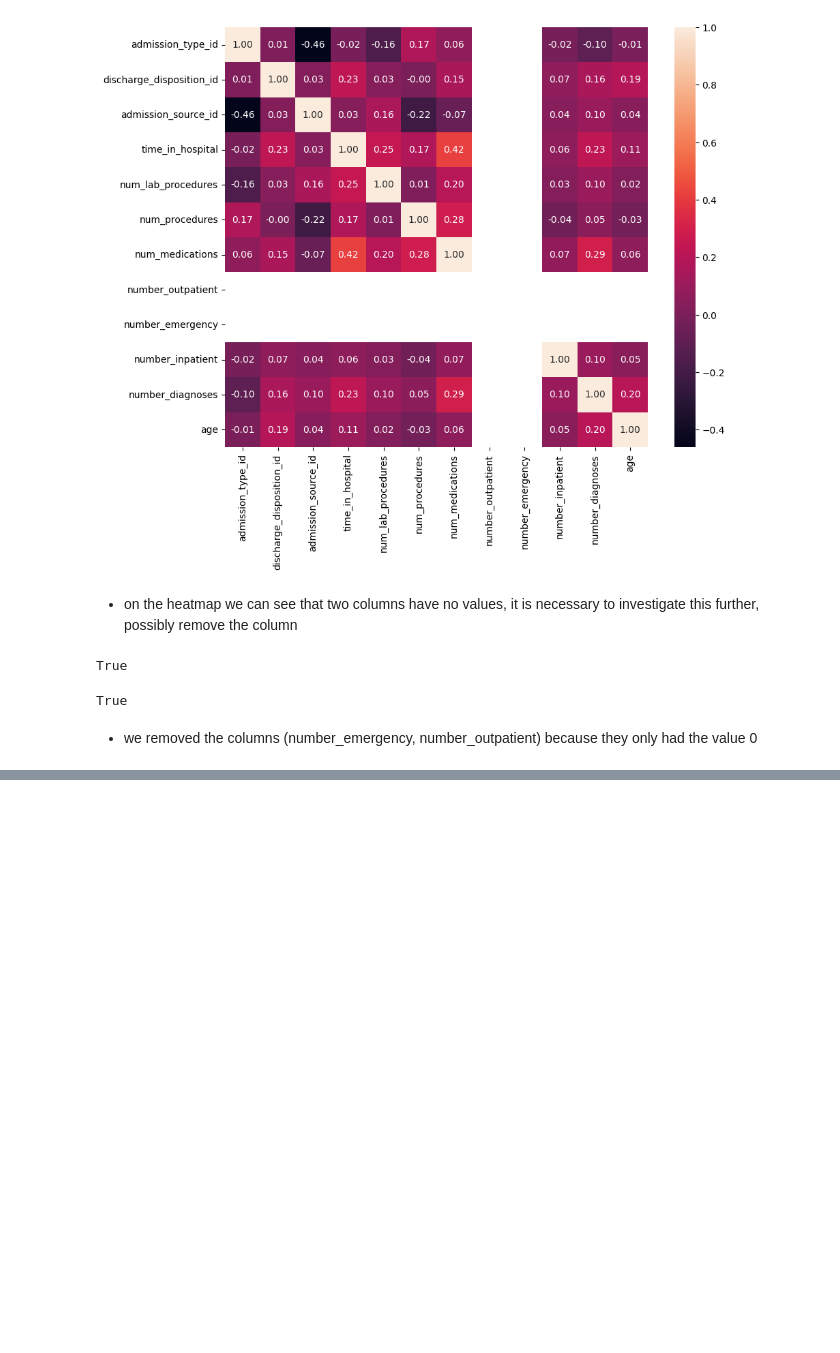
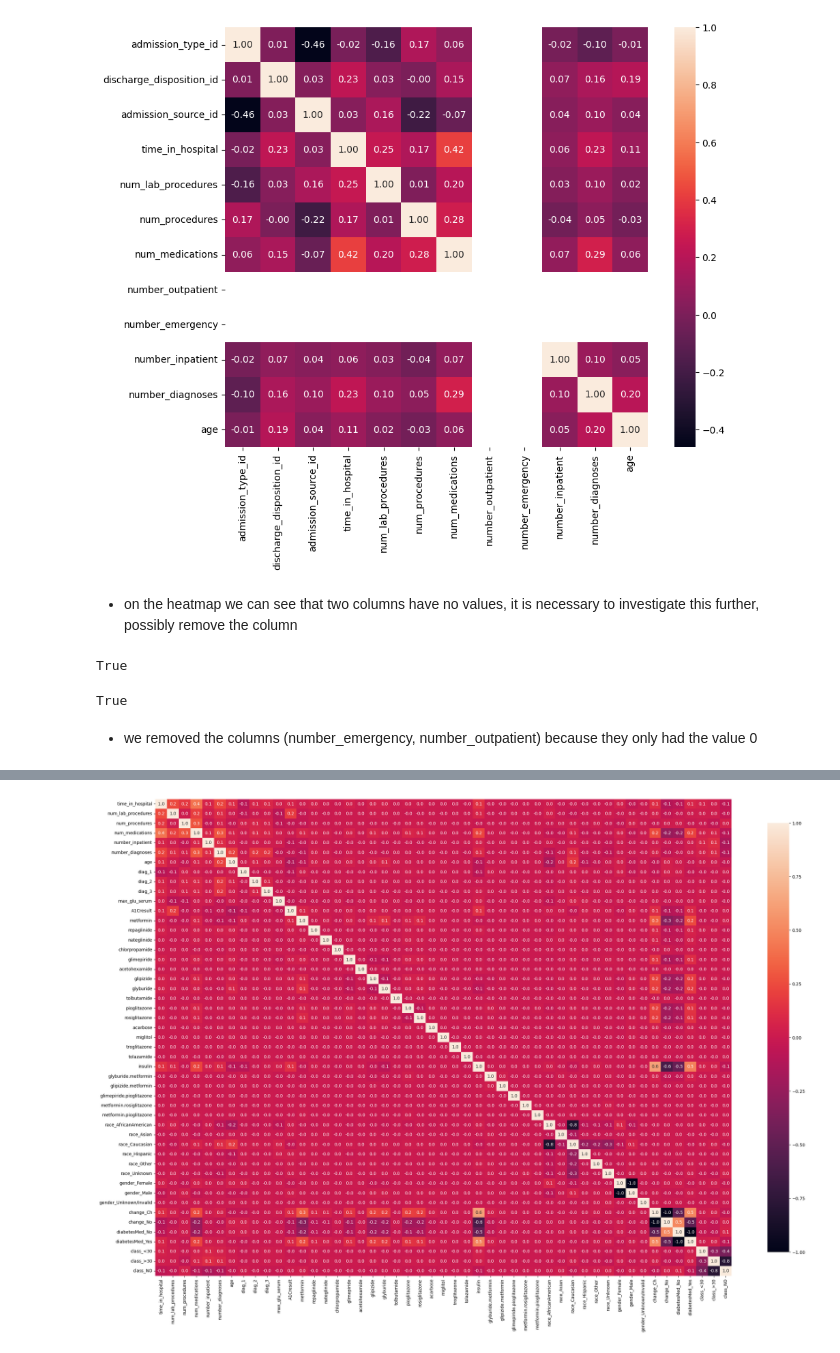
Before and after one commit to Pi3dr0/ZNEUS_diabetest, a Jupyter notebook: main.ipynb, the cells around one changed output, grey strips where cells are left out. Drawn from its saved outputs; the diff is of its cells as text; code cells hidden in the pictures; blank space fills up the shorter version.

```diff
--- a/main.ipynb
+++ b/main.ipynb
@@ -217,0 +283,36 @@ df = df.drop(["number_emergency", "number_outpatient"], axis="columns")
+# %%
+df["race"] = df["race"].fillna("Unknown")
+# %%
+df["max_glu_serum"] = df["max_glu_serum"].map(mapping_max_glu_serum)
+df["A1Cresult"] = df["A1Cresult"].map(mapping_A1Cresult)
+
+for col in ordinal_cols:
+    df[col] = df[col].map(mapping_general)
+
+df = pd.get_dummies(df,
+                    columns=nominal_cols,
+                    drop_first=False
+                    )
+# %%
+for col in ["diag_1", "diag_2", "diag_3"]:
+    df[col] = df[col].fillna(df[col].mean())
+# %%
+for col in df.columns:
+    if df[col].dtype == "bool":
+        df[col] = df[col].astype(int)
+# %%
+plt.figure(figsize=(30, 20))
+
+sns.heatmap(
+    df.corr(),
+    cmap="rocket",
+    annot=True,
+    fmt=".1f",
+    annot_kws={"size":10},
+    cbar_kws={"shrink":0.9}
+)
+plt.xticks(rotation=90)
+plt.yticks(rotation=0)
+plt.show()
+# %% [output]
+[figure, added]
```
Also changed, not shown: parts of 8 cells of this notebook.
